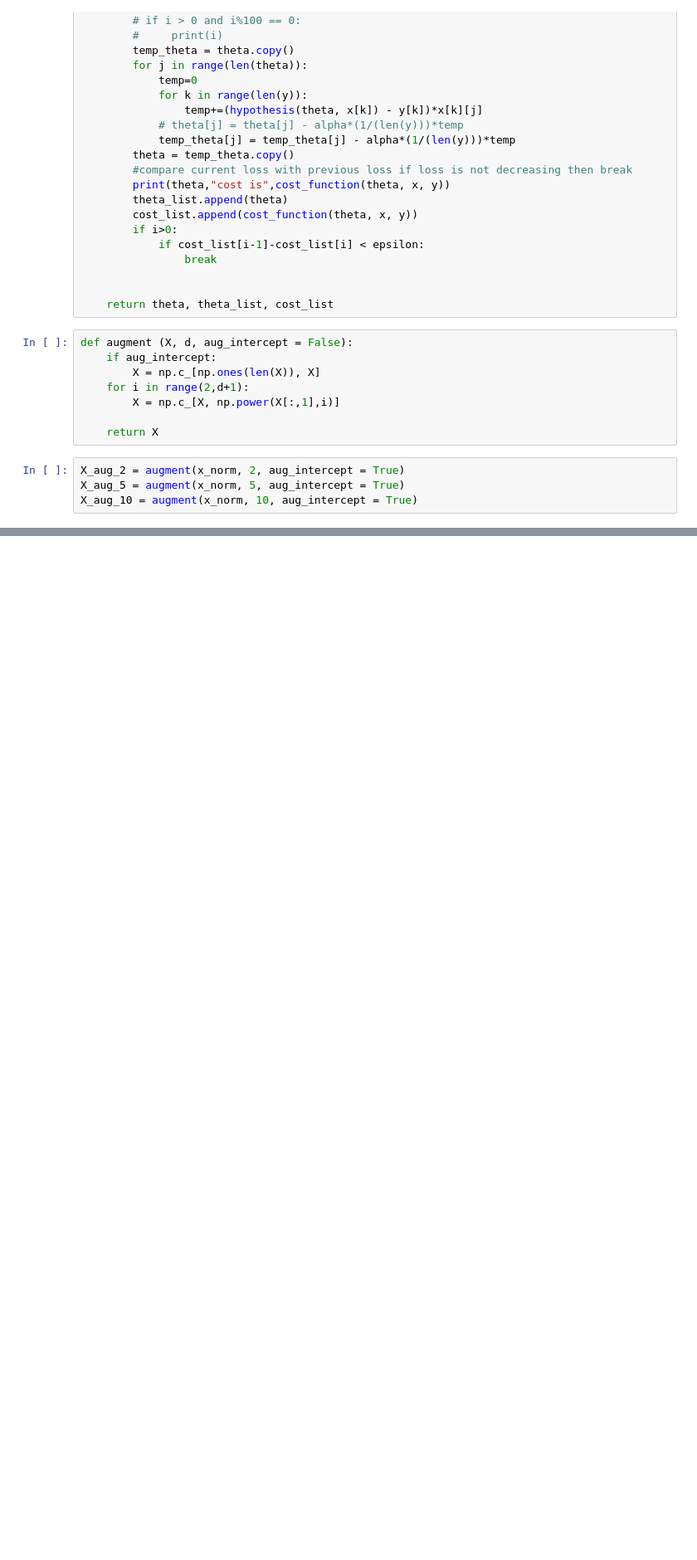
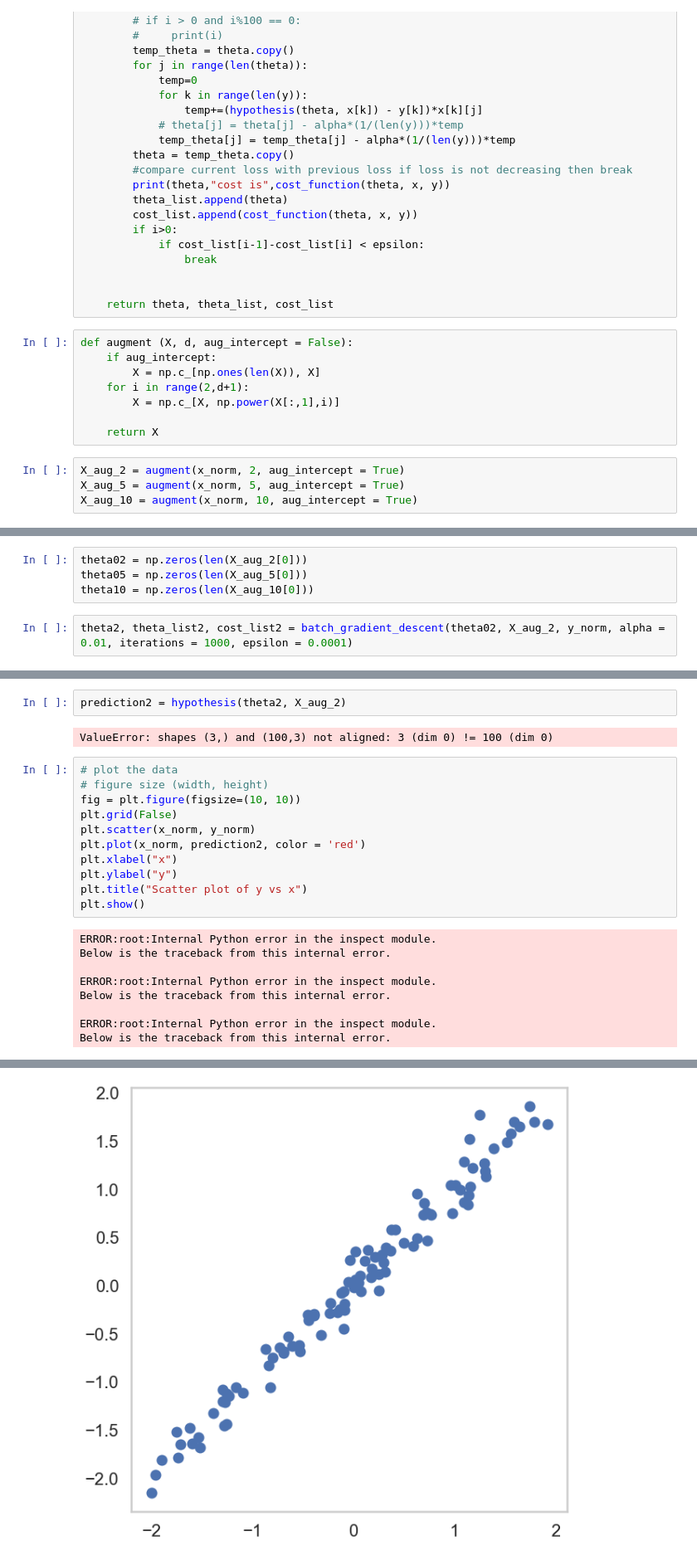
Before and after one commit to divyanx/Machine-Learning-Tasks, a Jupyter notebook: Assignment-03/04-Regularisation/01-Polynomial-Linear-Regression.ipynb, the cells around one changed output, grey strips where cells are left out. Shown at 83% size. Saved outputs shown, nothing was run; the diff lists cells and outputs as text; blank space fills up the shorter version.

```diff
--- a/Assignment-03/04-Regularisation/01-Polynomial-Linear-Regression.ipynb
+++ b/Assignment-03/04-Regularisation/01-Polynomial-Linear-Regression.ipynb
@@ -178,0 +179,6 @@ print(X_aug_10[0])
+# %%
+theta02 = np.zeros(len(X_aug_2[0]))
+theta05 = np.zeros(len(X_aug_5[0]))
+theta10 = np.zeros(len(X_aug_10[0]))
+# %%
+theta2, theta_list2, cost_list2 = batch_gradient_descent(theta02, X_aug_2, y_norm, alpha = 0.01, iterations = 1000, epsilon = 0.0001)
@@ -178,0 +203,24 @@ print(X_aug_10[0])
+# %%
+prediction2 = hypothesis(theta2, X_aug_2)
+# %% [output]
+ValueError: shapes (3,) and (100,3) not aligned: 3 (dim 0) != 100 (dim 0)
+# %%
+# plot the data
+# figure size (width, height)
+fig = plt.figure(figsize=(10, 10))
+plt.grid(False)
+plt.scatter(x_norm, y_norm)
+plt.plot(x_norm, prediction2, color = 'red')
+plt.xlabel("x")
+plt.ylabel("y")
+plt.title("Scatter plot of y vs x")
+plt.show()
+# %% [output]
+ERROR:root:Internal Python error in the inspect module.
+Below is the traceback from this internal error.
+
+ERROR:root:Internal Python error in the inspect module.
+Below is the traceback from this internal error.
+
+ERROR:root:Internal Python error in the inspect module.
+Below is the traceback from this internal error.
@@ -178,0 +244 @@ print(X_aug_10[0])
+[figure, added]
```
Also changed, not shown: parts of 5 cells of this notebook.
